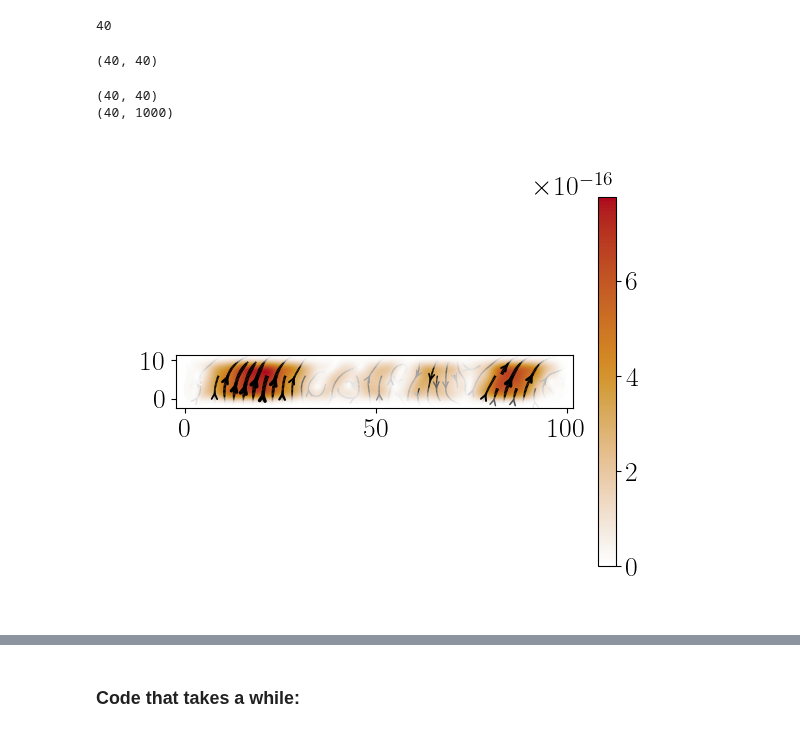
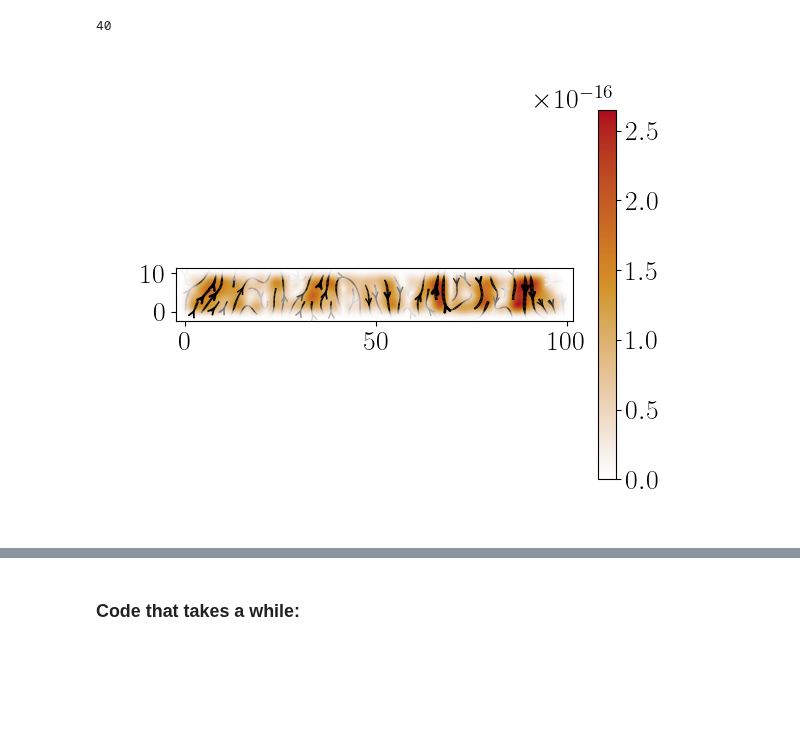
Before and after one commit to krishtoffel99/Josephson-Investigations-Old, a Jupyter notebook: Josephson effect and Supercurrents/Reproducing Paper/PRB_Scanning_Gate.ipynb, the cells around one changed output, grey strips where cells are left out. Saved outputs shown, nothing was run; the diff lists cells and outputs as text; code cells hidden in the pictures; blank space fills up the shorter version.

```diff
--- a/Josephson effect and Supercurrents/Reproducing Paper/PRB_Scanning_Gate.ipynb
+++ b/Josephson effect and Supercurrents/Reproducing Paper/PRB_Scanning_Gate.ipynb
@@ -96,10 +99,6 @@ len(lead_info[0].momenta)
 # %% [output]
 20
 40
-# %%
-(s_matrix_test.data).shape
-# %% [output]
-(40, 40)
 # %%
 # Andreev reflection matrix:
 def andreev(smatrix , params):
@@ -177,14 +176,13 @@ def calculate_supercurrent_distribution(flux_value , phase , params):
 
     # Zero energy scattering wavefunctions:
     psi_wf = np.vstack((wf(0) , wf(1)))
+    # Time reversed wavefunctions:
+    psi_wf_trs= np.conj(np.vstack((wf(0) , wf(1))))
 
-
-    print(hole_vectors.shape)
-    print(psi_wf.shape)
     # Electron amplitudes:
-    A_e = np.conj(electron_vectors) @ psi_wf
+    A_e = electron_vectors @ psi_wf
     # Hole_amplitudes:
-    A_h = np.conj(hole_vectors) @ psi_wf
+    A_h = hole_vectors @ psi_wf_trs
 
     # Probablitity current operator:
     J = kwant.operator.Current(syst , 1)
@@ -193,7 +191,7 @@ def calculate_supercurrent_distribution(flux_value , phase , params):
     total_current = 0
     # COmputing difference between electron and hole currents for each positive energy eigenstate:
     for i in range(A_e.shape[0]):
-        J_e = -J(A_e[i , :])
+        J_e = J(A_e[i , :])
         J_h = J(A_h[i , :])
 
         total_current += J_e + J_h
@@ -201,8 +199,6 @@ def calculate_supercurrent_distribution(flux_value , phase , params):
     kwant.plotter.current(syst , total_current);
     return total_current , A_e , A_h , psi_wf
 # %%
-t_c , A_e , A_h , psi_wf = calculate_supercurrent_distribution(5 , 0, params)
+t_c , A_e , A_h , psi_wf = calculate_supercurrent_distribution(0.0 , 0, params)
 # %% [output]
-(40, 40)
-(40, 1000)
-[figure, old version]
+[figure, new version]
```
Also changed, not shown: parts of 4 cells of this notebook.
